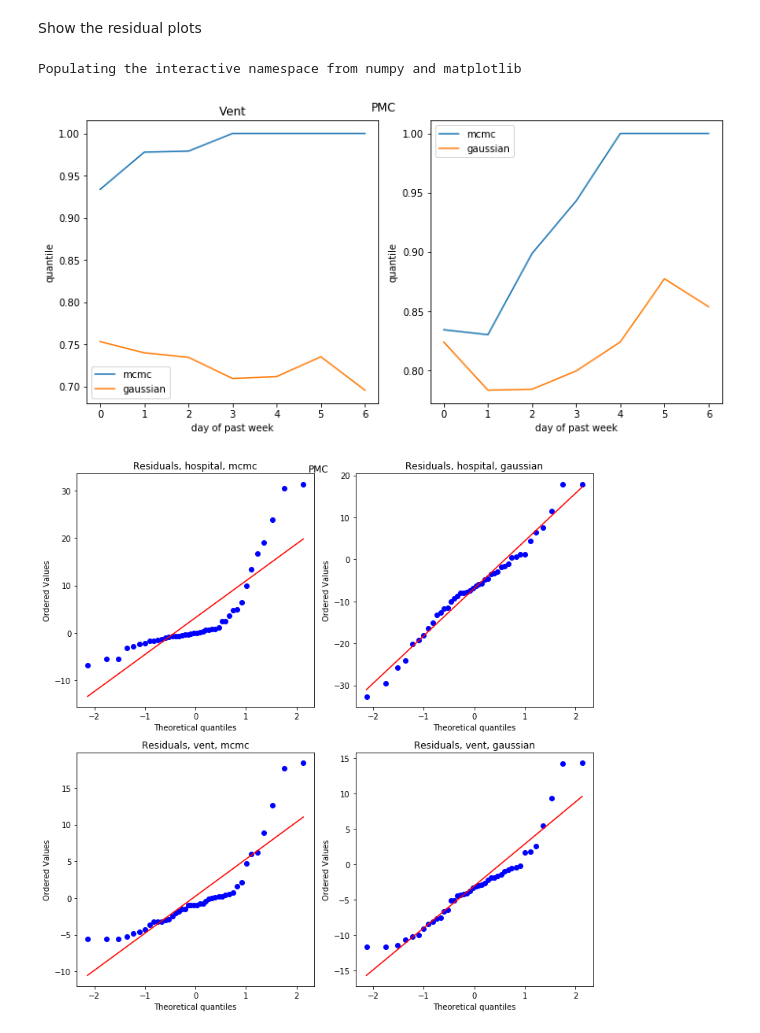
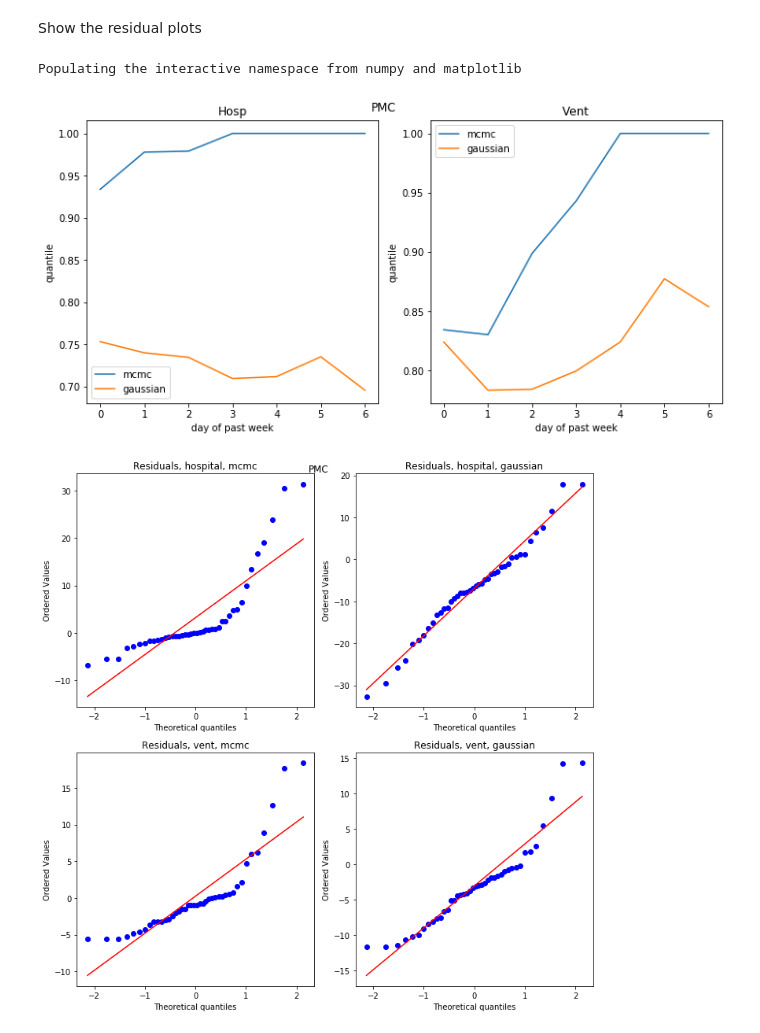
Before and after one commit to pennsignals/bayes-chime, a Jupyter notebook: notebooks/bayesmethod_xval.ipynb, the cells around one changed output. Saved outputs shown, nothing was run; the diff lists cells and outputs as text; code cells hidden in the pictures.

Commit message:
title

```diff
--- a/notebooks/bayesmethod_xval.ipynb
+++ b/notebooks/bayesmethod_xval.ipynb
@@ -44,33 +44,33 @@ def plotr(d, name):
     ax[1].plot(d['vq_m'], label = "mcmc")
     ax[1].plot(d['vq_n'], label = "gaussian")
     ax[1].legend()
     ax[1].set_ylabel("quantile")
     ax[1].set_xlabel("day of past week")
-    ax[0].set_title("Vent")
+    ax[1].set_title("Vent")
 
     fig.suptitle(name)
     plt.tight_layout()
 
 
 
 def plotq(d, name):
     fig, ax = plt.subplots(nrows = 2, ncols = 2, figsize = [10,10])
     probplot(d['resh_m'], dist = "norm", plot = ax[0,0])
     ax[0,0].set_title(f"Residuals, hospital, mcmc")
     probplot(d['resh_n'], dist = "norm", plot = ax[0,1])
     ax[0,1].set_title(f"Residuals, hospital, gaussian")
     probplot(d['resv_m'], dist = "norm", plot = ax[1,0])
     ax[1,0].set_title(f"Residuals, vent, mcmc")
     probplot(d['resv_n'], dist = "norm", plot = ax[1,1])
     ax[1,1].set_title(f"Residuals, vent, gaussian")
     fig.suptitle(name)
     plt.tight_layout()
 
 for i in outdicts:
     print()
     plotr(i['plotr'], i['which_hospital'])
     plotq(i['plotq'], i['which_hospital'])
 # %% [output]
 Populating the interactive namespace from numpy and matplotlib
-[figure, old version]
+[figure, new version]
 [figure]
```
Also changed, not shown: parts of 1 cell of this notebook.
